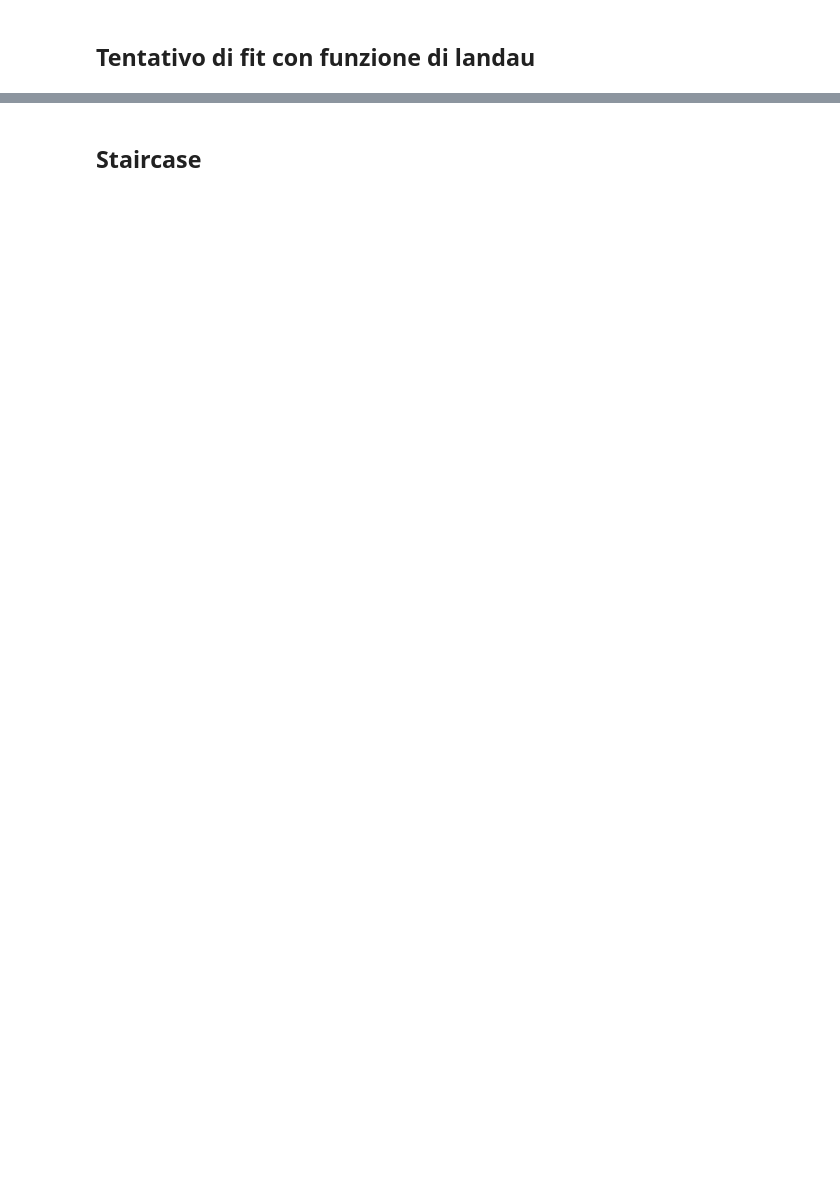
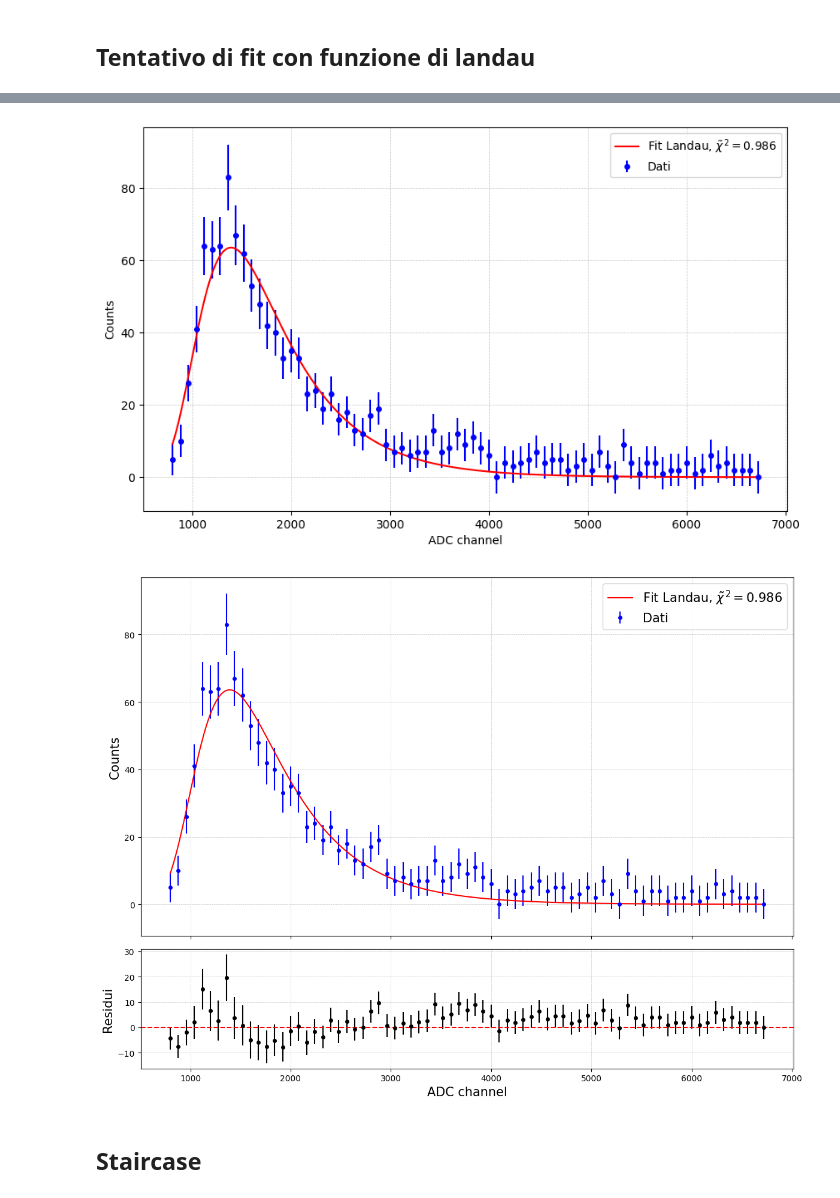
Before and after one commit to Pavar0tty/Laboratorio_SiPM, a Jupyter notebook: Analisi/Parte 3/analisi_muoni.ipynb, the cells around one changed output, grey strips where cells are left out. Saved outputs shown, nothing was run; the diff lists cells and outputs as text; code cells hidden in the pictures; blank space fills up the shorter version.

```diff
--- a/Analisi/Parte 3/analisi_muoni.ipynb
+++ b/Analisi/Parte 3/analisi_muoni.ipynb
@@ -48,37 +65,40 @@ c2r = oth[2]/oth[1]
 t = np.linspace(spettro_['ADC'].min(), spettro_['ADC'].max()-6000, 1000)
 
 plt.figure(figsize=(10, 6))
 plt.errorbar(spettro_['ADC'][:range], spettro_['Counts'][:range], yerr=errs[:range], fmt='o', label='Dati', color='blue', markersize=4)
 plt.plot(t, landau_pdf(t, *val), label=fr'Fit Landau, $\tilde\chi^2 = {c2r:.3g}$', color='red')
 
 plt.xlabel('ADC channel')
 plt.ylabel('Counts')
 
 plt.grid(linestyle='--', linewidth=0.5, alpha=0.7)
 plt.legend()
 
 
 # Calcolo dei residui
 residui = spettro_['Counts'][:range] - landau_pdf(spettro_['ADC'][:range], *val)
 
 fig, (ax1, ax2) = plt.subplots(2, 1, figsize=(12, 9), sharex=True, gridspec_kw={'height_ratios': [3, 1]})
 
 # Grafico principale
 ax1.errorbar(spettro_['ADC'][:range], spettro_['Counts'][:range], yerr=errs[:range], fmt='o', label='Dati', color='blue', markersize=4)
 ax1.plot(t, landau_pdf(t, *val), label=fr'Fit Landau, $\tilde\chi^2 = {c2r:.3g}$', color='red')
-ax1.set_ylabel('Counts')
+ax1.set_ylabel('Counts' , fontsize=15)
 ax1.grid(linestyle='--', linewidth=0.5, alpha=0.7)
-ax1.legend()
+ax1.legend(fontsize=15)
 
 # Grafico dei residui
 ax2.errorbar(spettro_['ADC'][:range], residui, yerr=errs[:range], fmt='o', color='black', markersize=4)
 ax2.axhline(0, color='red', linestyle='--')
-ax2.set_xlabel('ADC channel')
-ax2.set_ylabel('Residui')
+ax2.set_xlabel('ADC channel', fontsize=15)
+ax2.set_ylabel('Residui', fontsize=15)
 ax2.grid(linestyle='--', linewidth=0.5, alpha=0.7)
 
 plt.tight_layout()
 plt.show()
+# %% [output]
+[figure, added]
+[figure, added]
 # %% [markdown]
 ## Staircase
 # %%
```
Also changed, not shown: parts of 3 cells of this notebook, 2 other files.
